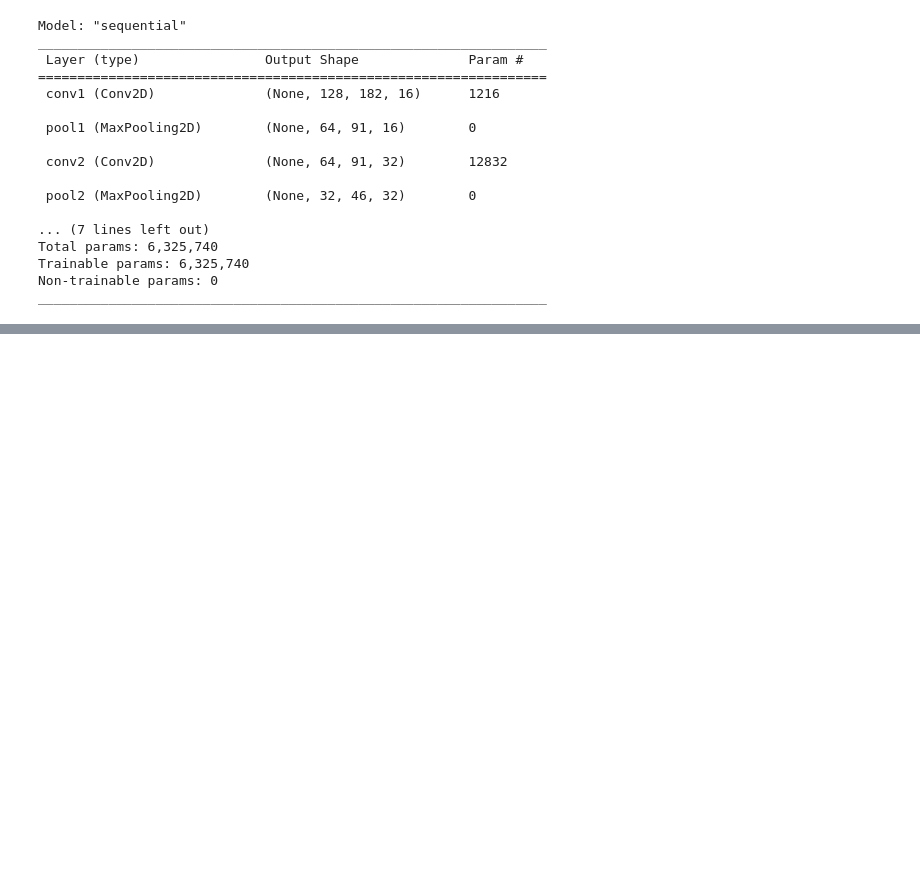
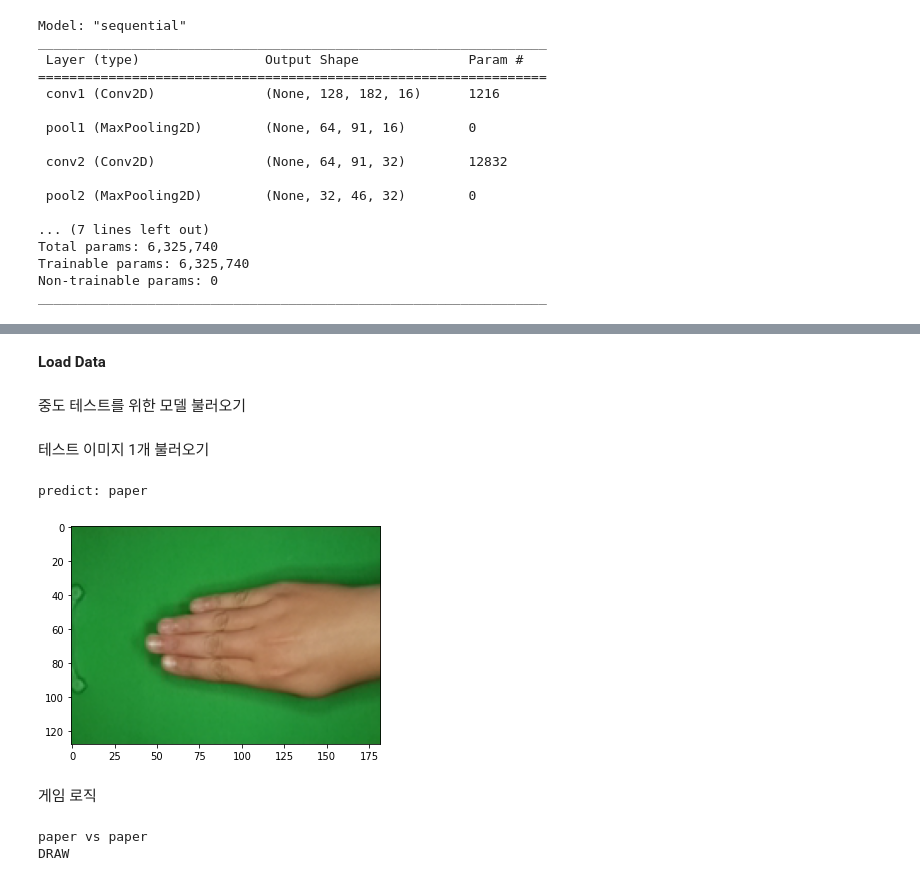
Before and after one commit to Jinops/cnn-rps-game, a Jupyter notebook: cnn_model.ipynb, the cells around one changed output, grey strips where cells are left out. Drawn from its saved outputs; the diff is of its cells as text; code cells hidden in the pictures; blank space fills up the shorter version.

```diff
--- a/cnn_model.ipynb
+++ b/cnn_model.ipynb
@@ -187 +191,68 @@ plt.figure(figsize=(15,3))
 <Figure size 1080x216 with 0 Axes>
+# %% [markdown]
+**Load Data**
+# %% [markdown]
+중도 테스트를 위한 모델 불러오기
+# %%
+## load model file - 저장된 모델 사용 시만 사용 !
+from tensorflow.python.keras.models import load_model
+
+model = load_model(dir + "model.h5")
+# %% [markdown]
+테스트 이미지 1개 불러오기
+# %%
+test_image = get_image_to_array(dir + "test_paper.png")
+plt.imshow(test_image)
+# 데이터 1개 테스트
+test_image = test_image.astype('float32')
+test_image /= 255
+test_image = test_image.reshape((1,) + input_shape)
+
+# model.predict(test_image)
+predict = np.argmax(model.predict(test_image), axis=-1)[0]
+category = categories[predict.tolist()]
+print("predict:", category)
+# %% [output]
+predict: paper
+[figure, added]
+# %% [markdown]
+게임 로직
+# %%
+import random
+from enum import Enum
+
+class Rps(Enum):
+  ROCK = 0
+  PAPER = 1
+  SCISSORS = 2
+
+my_hand = predict
+computer_hand = random.randrange(0,3)
+print(categories[my_hand], 'vs' , categories[computer_hand])
+
+if my_hand == Rps.ROCK.value:
+  if computer_hand == Rps.ROCK.value:
+    print("DRAW")
+  elif computer_hand == Rps.PAPER.value:
+    print("LOSE")
+  elif computer_hand == Rps.SCISSORS.value:
+    print("WIN")
+
+elif my_hand == Rps.PAPER.value:
+  if computer_hand == Rps.ROCK.value:
+    print("WIN")
+  elif computer_hand == Rps.PAPER.value:
+    print("DRAW")
+  elif computer_hand == Rps.SCISSORS.value:
+    print("LOSE")
+
+elif my_hand == Rps.SCISSORS.value:
+  if computer_hand == Rps.ROCK.value:
+    print("LOSE")
+  elif computer_hand == Rps.PAPER.value:
+    print("WIN")
+  elif computer_hand == Rps.SCISSORS.value:
+    print("DRAW")
+# %% [output]
+paper vs paper
+DRAW
```
Also changed, not shown: parts of 5 cells of this notebook.
